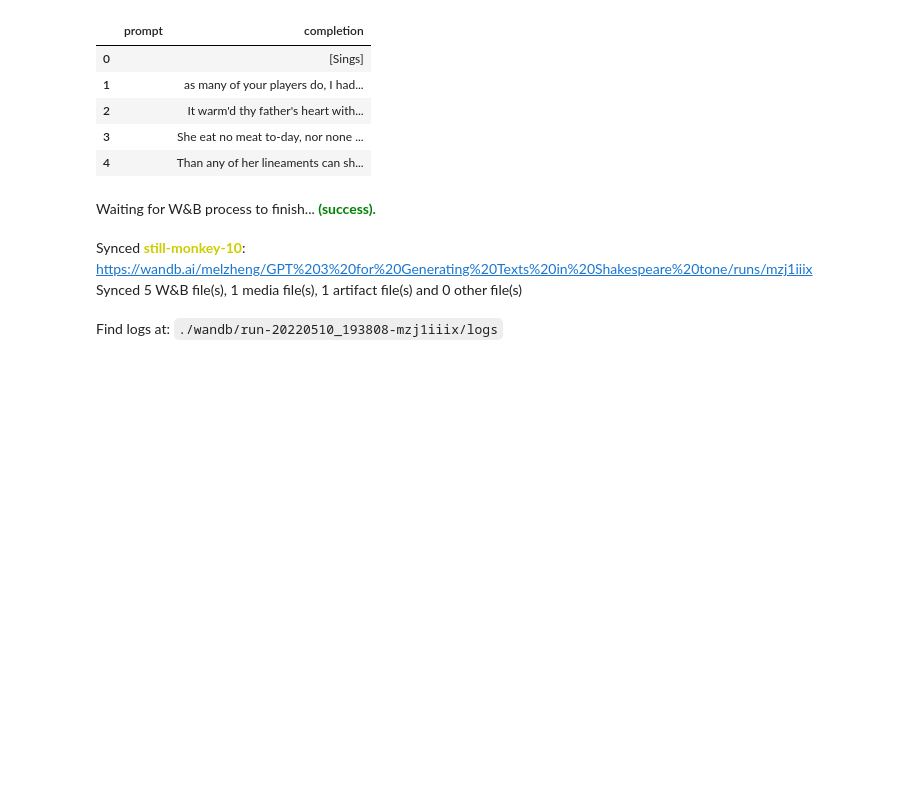
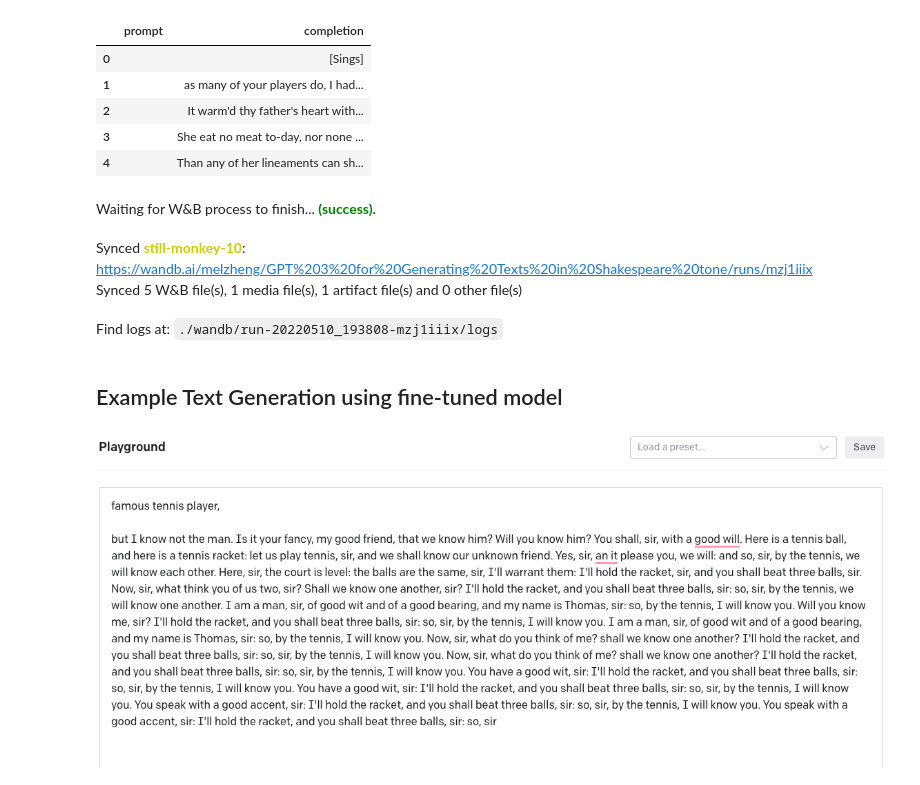
Before and after one commit to mel-zheng/text-generator, a Jupyter notebook: GPT_3_finetune_on_Shakespeare.ipynb, the cells around one changed output. Saved outputs shown, nothing was run; the diff lists cells and outputs as text; code cells hidden in the pictures; blank space fills up the shorter version.

Commit message:
fine-tune gpt3

```diff
--- a/GPT_3_finetune_on_Shakespeare.ipynb
+++ b/GPT_3_finetune_on_Shakespeare.ipynb
@@ -396,0 +393,7 @@ a=2
+# %% [markdown]
+## Example Text Generation using fine-tuned model
+# %%
+from IPython.display import Image
+Image('Sh_v1_finetune500_inference.png')
+# %% [output]
+[figure, added]
```
Also changed, not shown: parts of 3 cells of this notebook.
